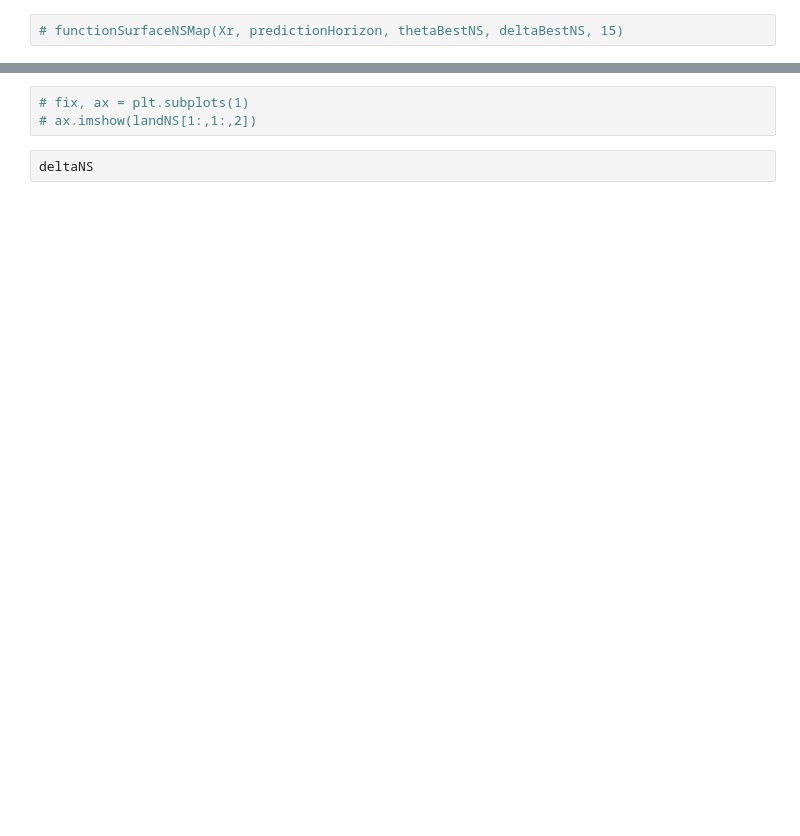
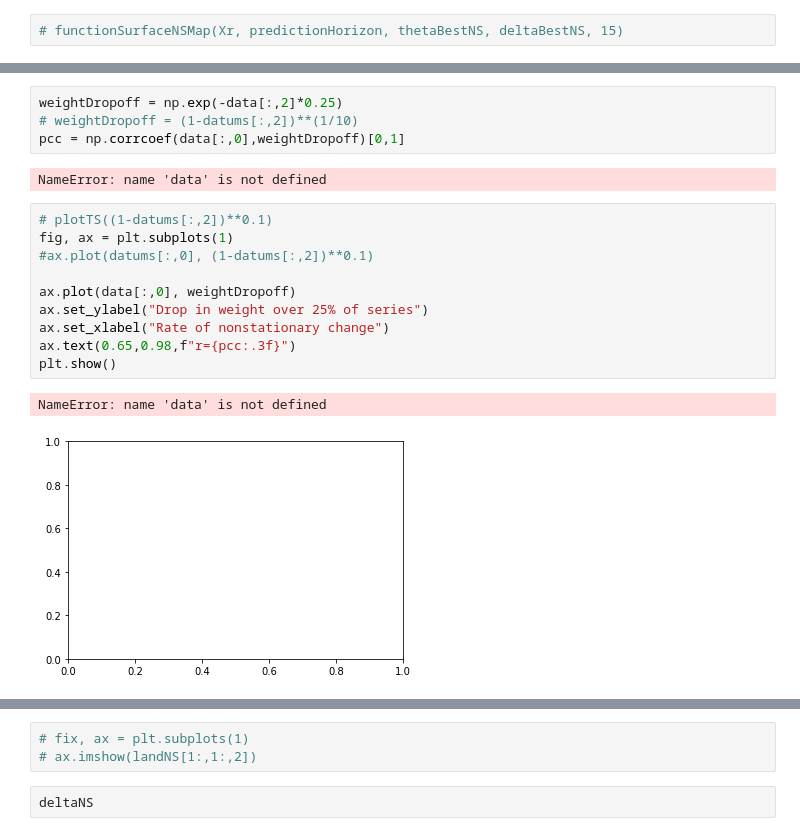
Before and after one commit to kenflat2/Nonlinear-Regression, a Jupyter notebook: Nonstationary SMap.ipynb, the cells around one changed output, grey strips where cells are left out. Cells and saved outputs as stored; diff of their text form; blank space fills up the shorter version.

```diff
--- a/Nonstationary SMap.ipynb
+++ b/Nonstationary SMap.ipynb
@@ -482,0 +734,19 @@ Probability SMap beats NSMap:  1.296689291038473e-23
+# %%
+weightDropoff = np.exp(-data[:,2]*0.25)
+# weightDropoff = (1-datums[:,2])**(1/10)
+pcc = np.corrcoef(data[:,0],weightDropoff)[0,1]
+# %% [output]
+NameError: name 'data' is not defined
+# %%
+# plotTS((1-datums[:,2])**0.1)
+fig, ax = plt.subplots(1)
+#ax.plot(datums[:,0], (1-datums[:,2])**0.1)
+
+ax.plot(data[:,0], weightDropoff)
+ax.set_ylabel("Drop in weight over 25% of series")
+ax.set_xlabel("Rate of nonstationary change")
+ax.text(0.65,0.98,f"r={pcc:.3f}")
+plt.show()
+# %% [output]
+NameError: name 'data' is not defined
+[figure, added]
```
Also changed, not shown: parts of 59 cells of this notebook, 3 other files.
